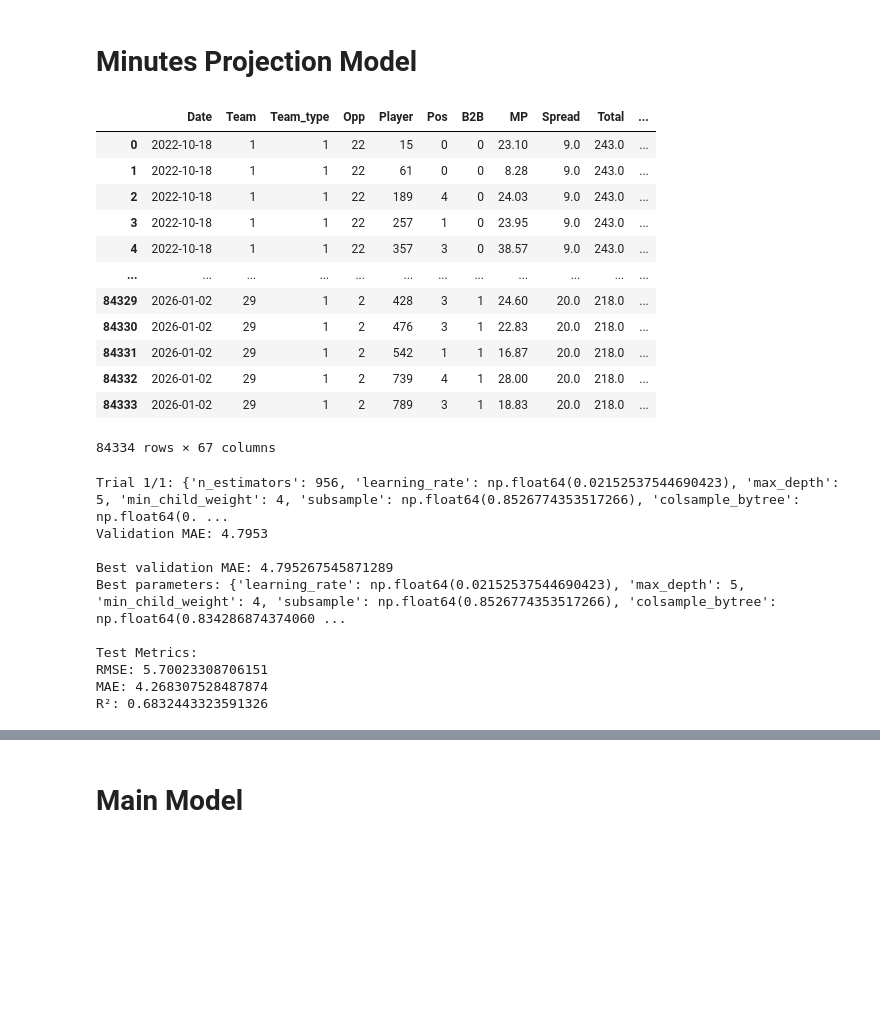
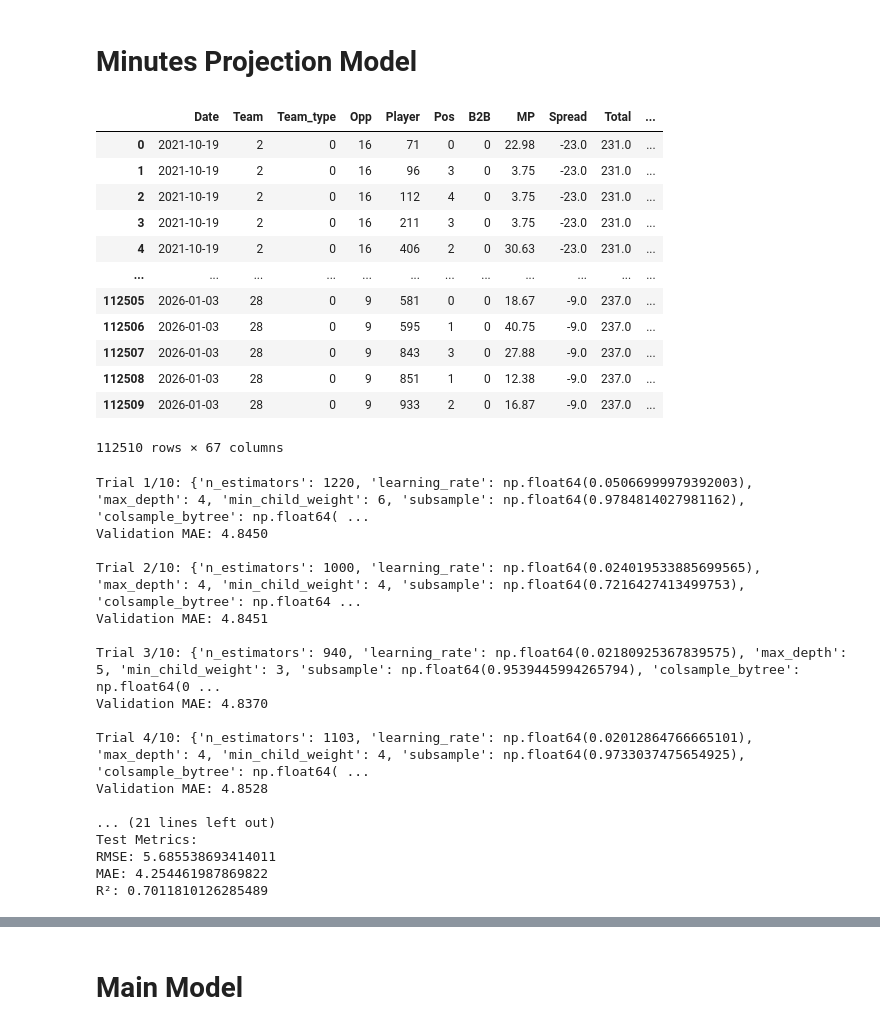
Before and after one commit to Relenes510/fantasy_basketball, a Jupyter notebook: notebooks/create_ML_Regression_model.ipynb, the cells around one changed output, grey strips where cells are left out. Drawn from its saved outputs; the diff is of its cells as text; code cells hidden in the pictures; blank space fills up the shorter version.

Commit message:
Model Improvements

```diff
--- a/notebooks/create_ML_Regression_model.ipynb
+++ b/notebooks/create_ML_Regression_model.ipynb
@@ -231,7 +235,7 @@ df = pd.DataFrame()
 df2 = pd.DataFrame()
 df3 = pd.DataFrame()
 df4 = pd.DataFrame()
-for i in [2022, 2023, 2024, 2025]:
+for i in [2021, 2022, 2023, 2024, 2025]:
     df_actuals = pd.read_csv(f"../tables/{i}/parlay_stats.csv")
     df_actuals['Season'] = i
     df = pd.concat([df, df_actuals])
@@ -443,46 +429,53 @@ def setup_df_mins(con, df):
 # %%
 df_mins = df.copy()
 df_mins = setup_df_mins(con, df_mins)
 display(df_mins)
 
 n = len(df_mins)
 train_end = int(0.8 * n)
 val_end   = int(0.9 * n)
 mins_train_df = df_mins.iloc[:train_end]
 mins_val_df   = df_mins.iloc[train_end:val_end]
 mins_test_df  = df_mins.iloc[val_end:]
 mins_DFS = (mins_train_df, mins_val_df, mins_test_df)
 
 # mins_model = create_baseline_model(df_mins, "MP", mins_DFS)
-mins_model, mins_preds, y_test_mins, analyze_df_mins = hyperparam_tuning(mins_DFS, "MP", n_iter=1)
+mins_model, mins_preds, y_test_mins, analyze_df_mins = hyperparam_tuning(mins_DFS, "MP", n_iter=10)
 # feature_importance(mins_model)
 
 # mins_model.save_model("../ML_models/mins_model.json")
 # print('Saved minutes model!')
 # %% [output]
 |  | Date | Team | Team_type | Opp | Player | Pos | B2B | MP | Spread | Total | ... |
-| 0 | 2022-10-18 | 1 | 1 | 22 | 15 | 0 | 0 | 23.10 | 9.0 | 243.0 | ... |
-| 1 | 2022-10-18 | 1 | 1 | 22 | 61 | 0 | 0 | 8.28 | 9.0 | 243.0 | ... |
-| 2 | 2022-10-18 | 1 | 1 | 22 | 189 | 4 | 0 | 24.03 | 9.0 | 243.0 | ... |
-| 3 | 2022-10-18 | 1 | 1 | 22 | 257 | 1 | 0 | 23.95 | 9.0 | 243.0 | ... |
-| 4 | 2022-10-18 | 1 | 1 | 22 | 357 | 3 | 0 | 38.57 | 9.0 | 243.0 | ... |
+| 0 | 2021-10-19 | 2 | 0 | 16 | 71 | 0 | 0 | 22.98 | -23.0 | 231.0 | ... |
+| 1 | 2021-10-19 | 2 | 0 | 16 | 96 | 3 | 0 | 3.75 | -23.0 | 231.0 | ... |
+| 2 | 2021-10-19 | 2 | 0 | 16 | 112 | 4 | 0 | 3.75 | -23.0 | 231.0 | ... |
+| 3 | 2021-10-19 | 2 | 0 | 16 | 211 | 3 | 0 | 3.75 | -23.0 | 231.0 | ... |
+| 4 | 2021-10-19 | 2 | 0 | 16 | 406 | 2 | 0 | 30.63 | -23.0 | 231.0 | ... |
 | ... | ... | ... | ... | ... | ... | ... | ... | ... | ... | ... | ... |
-| 84329 | 2026-01-02 | 29 | 1 | 2 | 428 | 3 | 1 | 24.60 | 20.0 | 218.0 | ... |
-| 84330 | 2026-01-02 | 29 | 1 | 2 | 476 | 3 | 1 | 22.83 | 20.0 | 218.0 | ... |
-| 84331 | 2026-01-02 | 29 | 1 | 2 | 542 | 1 | 1 | 16.87 | 20.0 | 218.0 | ... |
-| 84332 | 2026-01-02 | 29 | 1 | 2 | 739 | 4 | 1 | 28.00 | 20.0 | 218.0 | ... |
-| 84333 | 2026-01-02 | 29 | 1 | 2 | 789 | 3 | 1 | 18.83 | 20.0 | 218.0 | ... |
+| 112505 | 2026-01-03 | 28 | 0 | 9 | 581 | 0 | 0 | 18.67 | -9.0 | 237.0 | ... |
+| 112506 | 2026-01-03 | 28 | 0 | 9 | 595 | 1 | 0 | 40.75 | -9.0 | 237.0 | ... |
+| 112507 | 2026-01-03 | 28 | 0 | 9 | 843 | 3 | 0 | 27.88 | -9.0 | 237.0 | ... |
+| 112508 | 2026-01-03 | 28 | 0 | 9 | 851 | 1 | 0 | 12.38 | -9.0 | 237.0 | ... |
+| 112509 | 2026-01-03 | 28 | 0 | 9 | 933 | 2 | 0 | 16.87 | -9.0 | 237.0 | ... |
-84334 rows × 67 columns
+112510 rows × 67 columns
-Trial 1/1: {'n_estimators': 956, 'learning_rate': np.float64(0.02152537544690423), 'max_depth': 5, 'min_child_weight': 4, 'subsample': np.float64(0.8526774353517266), 'colsample_bytree': np.float64(0. ...
-Validation MAE: 4.7953
+Trial 1/10: {'n_estimators': 1220, 'learning_rate': np.float64(0.05066999979392003), 'max_depth': 4, 'min_child_weight': 6, 'subsample': np.float64(0.9784814027981162), 'colsample_bytree': np.float64( ...
+Validation MAE: 4.8450
 
-Best validation MAE: 4.795267545871289
-Best parameters: {'learning_rate': np.float64(0.02152537544690423), 'max_depth': 5, 'min_child_weight': 4, 'subsample': np.float64(0.8526774353517266), 'colsample_bytree': np.float64(0.834286874374060 ...
+Trial 2/10: {'n_estimators': 1000, 'learning_rate': np.float64(0.024019533885699565), 'max_depth': 4, 'min_child_weight': 4, 'subsample': np.float64(0.7216427413499753), 'colsample_bytree': np.float64 ...
+Validation MAE: 4.8451
 
+Trial 3/10: {'n_estimators': 940, 'learning_rate': np.float64(0.02180925367839575), 'max_depth': 5, 'min_child_weight': 3, 'subsample': np.float64(0.9539445994265794), 'colsample_bytree': np.float64(0 ...
+Validation MAE: 4.8370
+
+Trial 4/10: {'n_estimators': 1103, 'learning_rate': np.float64(0.02012864766665101), 'max_depth': 4, 'min_child_weight': 4, 'subsample': np.float64(0.9733037475654925), 'colsample_bytree': np.float64( ...
+Validation MAE: 4.8528
+
+... (21 lines left out)
 Test Metrics:
-RMSE: 5.70023308706151
-MAE: 4.268307528487874
-R²: 0.6832443323591326
+RMSE: 5.685538693414011
+MAE: 4.254461987869822
+R²: 0.7011810126285489
 # %%
 rmse = np.sqrt(mean_squared_error(y_test_mins, mins_preds)) # splits[5] = y_test
 mae = mean_absolute_error(y_test_mins, mins_preds)
```
Also changed, not shown: parts of 11 cells of this notebook, 3 other files.
